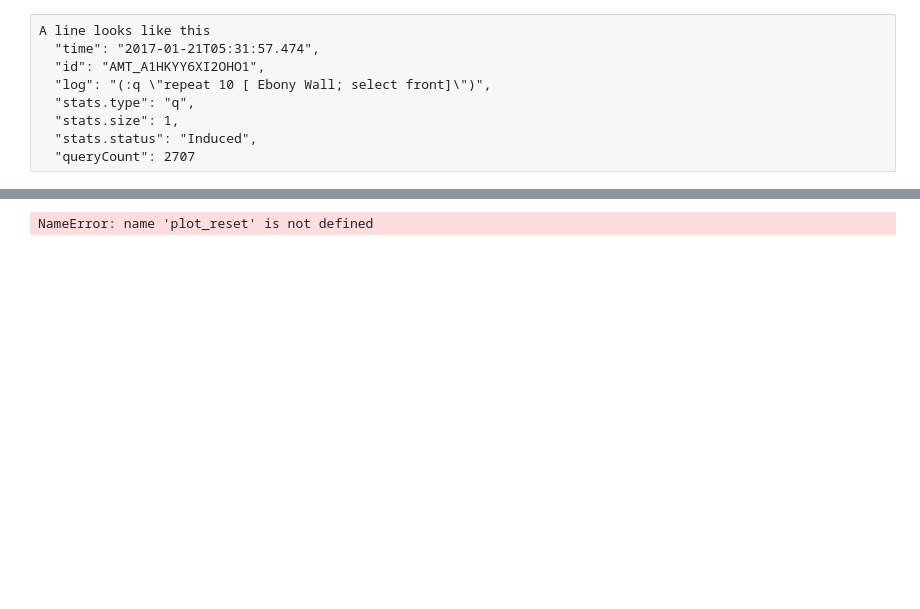
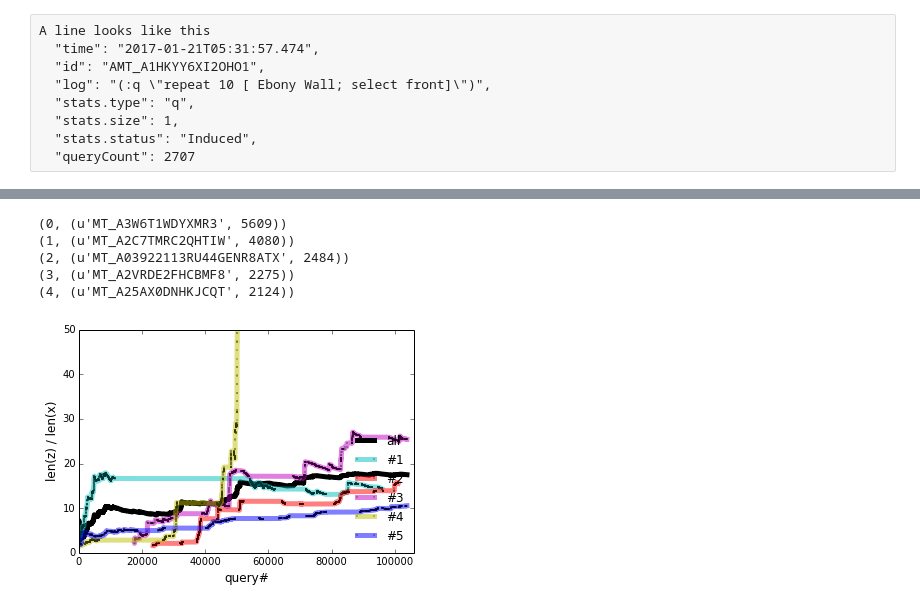
Before and after one commit to percyliang/sempre, a Jupyter notebook: interactive/generate_plots.ipynb, the cells around one changed output, grey strips where cells are left out. Drawn from its saved outputs; the diff is of its cells as text; code cells hidden in the pictures; blank space fills up the shorter version.

```diff
--- a/interactive/generate_plots.ipynb
+++ b/interactive/generate_plots.ipynb
@@ -185,22 +199,10 @@ def top_users(counts, line):
         counts[line[id]] = 1
     return counts
 
-with open('../state/lastExec', 'rb') as lastExec:
-    lastExecInd = lastExec.readline().strip()
-print lastExecInd
-
-rows = [];
-execInd = lastExecInd;
-with open('../state/execs/%s.exec/plotInfo.json' % execInd, 'rb') as jsonfile:
-    json_lines = jsonfile.readlines()
-
-rows = [json.loads(l) for l in json_lines]
-
 accept_all = [r for r in rows if r['stats.type']=='accept']
 accept_nothing = [r for r in rows if r['stats.type']=='accept' and r['stats.status']=='Nothing']
-print 'accepts: %d / %d totallines: %d' % (len(accept_nothing), len(accept_all), len(json_lines))
 
 for r in accept_nothing[:5]:
     print '{q}'.format(**r)
 
-sorted(reduce(top_users, rows, {}).items(), key=lambda x: -x[1])
+sorted(reduce(top_users, rows, {}).items(), key=lambda x: -x[1]);
@@ -274,35 +304,40 @@ def expressivity_by_users(filtered_rows):
     form_per_q = [float(ls[0])/ls[1] for ls in zip(len_formula, len_utterance)]
     plot_cumavg(query_counts, form_per_q, xlabel='query#', ylabel='len(z) / len(x)');
 
 plot_reset()
 plt.figure()
 p['alpha'] = 1;
 p['linewidth'] = 5;
 p['label'] = 'all';
 p['color'] = 'k';
 expressivity_by_users([r for r in rows if r['stats.type'] == 'accept' ])
 
 colors = ['c', 'r', 'm', 'y', 'b']
 plot_reset()
 p['alpha'] = 1;
 p['linewidth'] = 5;
 p['alpha'] = 0.5;
 p['marker'] = 'o';
 p['markersize'] = 1;
 rows_to_count = [r for r in rows if r['stats.type'] == 'accept']
 ranked_users = sorted(reduce(top_users, rows_to_count, {}).items(), key=lambda x: -x[1])
 for g in enumerate(ranked_users[0:5]):
     print g
     p['label'] = '#%d' % (g[0]+1);
     p['color'] = colors[g[0]];
     expressivity_by_users([r for r in rows if r['stats.type'] == 'accept' \
                      and r['sessionId'] == g[1][0]])
 
-plt.ylim([0,100])
+plt.ylim([0,50])
 plt.legend(frameon=False, loc='lower right')
 savefig('expressiveness_by_user.pdf')
 # %% [output]
-NameError: name 'plot_reset' is not defined
+(0, (u'MT_A3W6T1WDYXMR3', 5609))
+(1, (u'MT_A2C7TMRC2QHTIW', 4080))
+(2, (u'MT_A03922113RU44GENR8ATX', 2484))
+(3, (u'MT_A2VRDE2FHCBMF8', 2275))
+(4, (u'MT_A25AX0DNHKJCQT', 2124))
+[figure, added]
 # %%
 q_all = [r for r in rows if r['stats.type']=='q']
 q_nothing = [r for r in rows if r['stats.type']=='q' and r['stats.status']=='Nothing']
```
Also changed, not shown: parts of 8 cells of this notebook, 14 other files.
